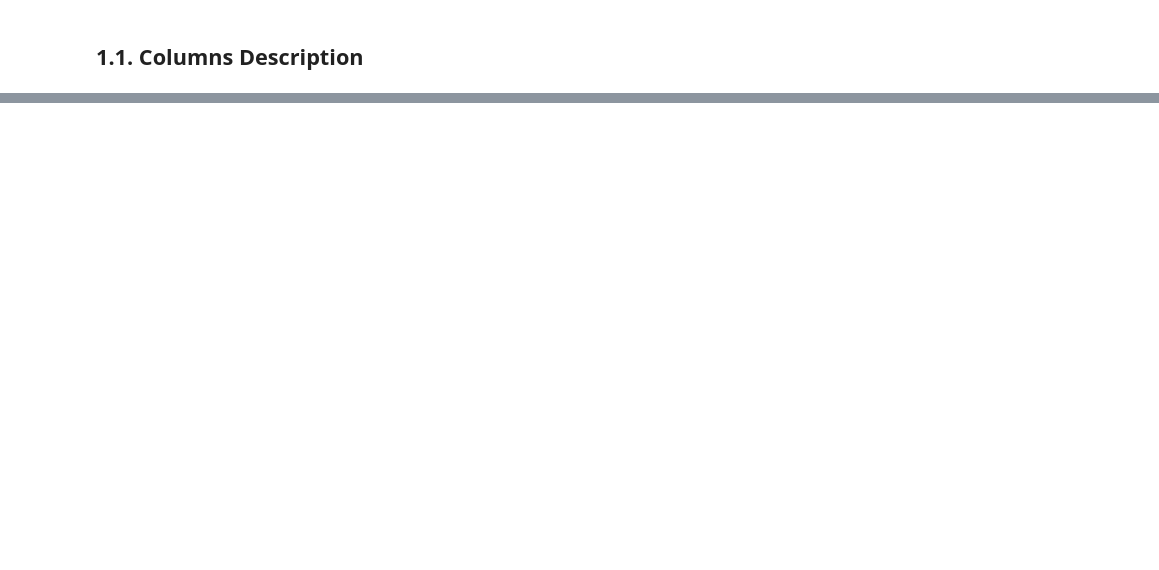
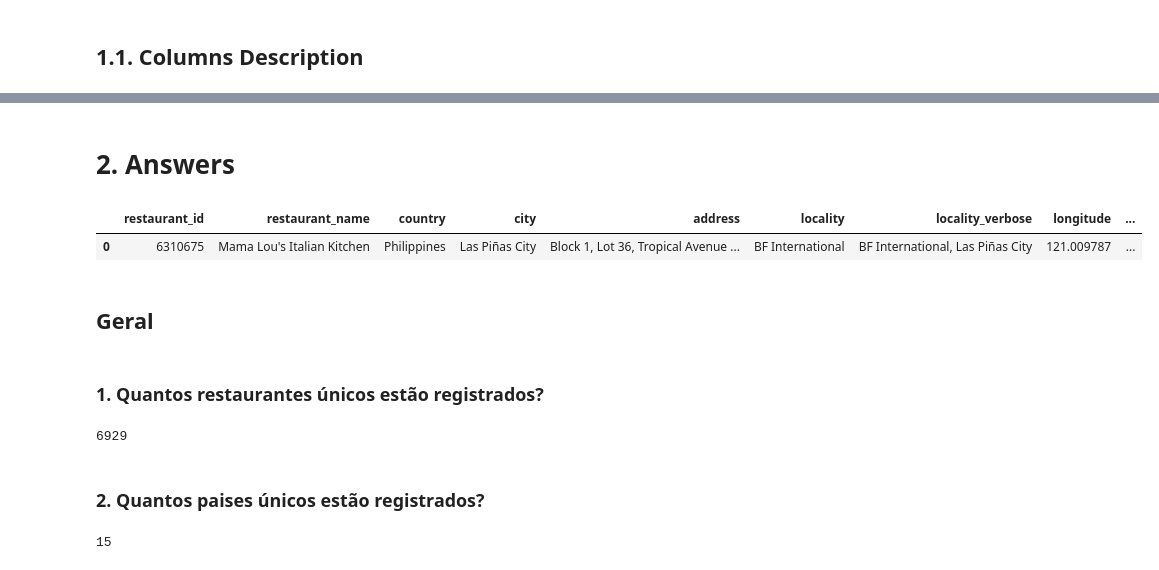
Before and after one commit to PedroFerraresi/ftc_analise_python, a Jupyter notebook: notebooks/c01_pgvf.ipynb, the cells around one changed output, grey strips where cells are left out. Cells and saved outputs as stored; diff of their text form; code cells hidden in the pictures; blank space fills up the shorter version.

```diff
--- a/notebooks/c01_pgvf.ipynb
+++ b/notebooks/c01_pgvf.ipynb
@@ -33,3 +91,19 @@ def rename_columns(dataframe):
     df.columns = cols_new
 
     return df
+# %%
+def country_name(country_id):
+    return COUNTRIES[country_id]
+# %%
+def color_name(color_code):
+    return COLORS[color_code]
+# %%
+def create_price_tye(price_range):
+    if price_range == 1:
+        return "cheap"
+    elif price_range == 2:
+        return "normal"
+    elif price_range == 3:
+        return "expensive"
+    else:
+        return "gourmet"
@@ -36 +139,24 @@ def rename_columns(dataframe):
+# %%
+def process_data(file_path):
+    df = pd.read_csv(file_path)
+
+    df = df.dropna()
+
+    df = rename_columns(df)
+
+    df["price_type"] = df.loc[:, "price_range"].apply(lambda x: create_price_tye(x))
+
+    df["country"] = df.loc[:, "country_code"].apply(lambda x: country_name(x))
+
+    df["color_name"] = df.loc[:, "rating_color"].apply(lambda x: color_name(x))
+
+    df["cuisines"] = df.loc[:, "cuisines"].apply(lambda x: x.split(",")[0])
+
+    df = df.drop_duplicates()
+
+    df = adjust_columns_order(df)
+
+    df.to_csv("../data/processed/data.csv", index=False)
+
+    return df
 # %% [markdown]
@@ -324,0 +329,24 @@ https://python-visualization.github.io/folium/modules.html
+# %% [markdown]
+# 2. Answers
+# %%
+df2 = process_data(RAW_DATA_PATH)
+df2.head(1)
+# %% [output]
+|  | restaurant_id | restaurant_name | country | city | address | locality | locality_verbose | longitude | ... |
+| 0 | 6310675 | Mama Lou's Italian Kitchen | Philippines | Las Piñas City | Block 1, Lot 36, Tropical Avenue ... | BF International | BF International, Las Piñas City | 121.009787 | ... |
+# %% [markdown]
+## Geral
+# %% [markdown]
+### 1. Quantos restaurantes únicos estão registrados?
+# %%
+# 1. Quantos restaurantes únicos estão registrados?
+df2.shape[0]
+# %% [output]
+6929
+# %% [markdown]
+### 2. Quantos paises únicos estão registrados?
+# %%
+# 2. Quantos paises únicos estão registrados?
+df2.loc[:, 'country'].nunique()
+# %% [output]
+15
```
Also changed, not shown: parts of 137 cells of this notebook.
